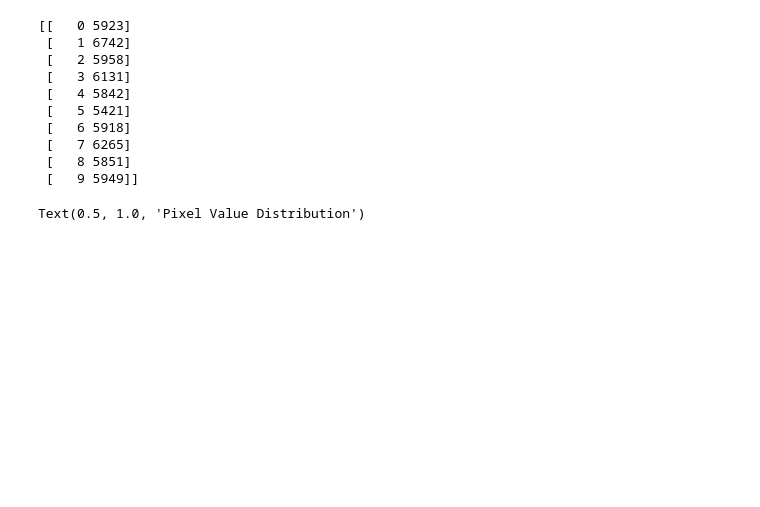
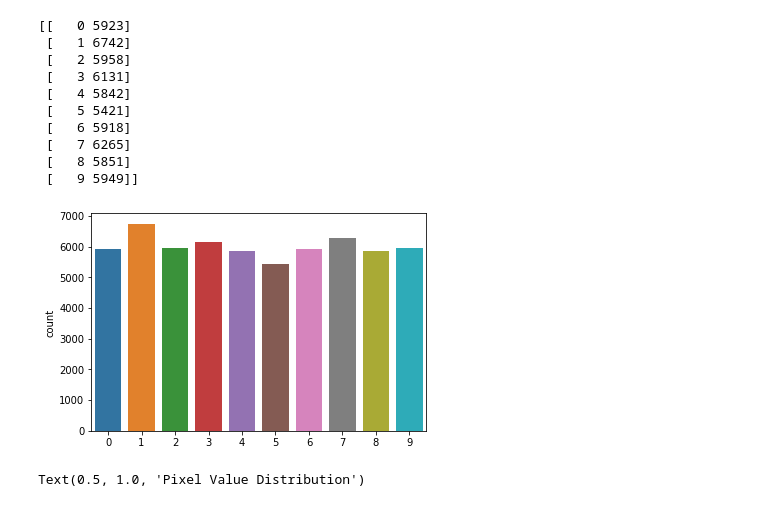
Before and after one commit to ngzhankang/Deep-Learning, a Jupyter notebook: Assignment_1.ipynb, the cells around one changed output. Saved outputs shown, nothing was run; the diff lists cells and outputs as text; code cells hidden in the pictures; blank space fills up the shorter version.

```diff
--- a/Assignment_1.ipynb
+++ b/Assignment_1.ipynb
@@ -346,6 +346,11 @@ print(np.asarray((unique, counts)).T)
  [   7 6265]
  [   8 5851]
  [   9 5949]]
+# %%
+# countplot for each digits
+g = sns.countplot(y_train)
+# %% [output]
+[figure, added]
 # %%
 # get the distribution of our pixel values
 fig = plt.figure()
```
Also changed, not shown: parts of 61 cells of this notebook.
